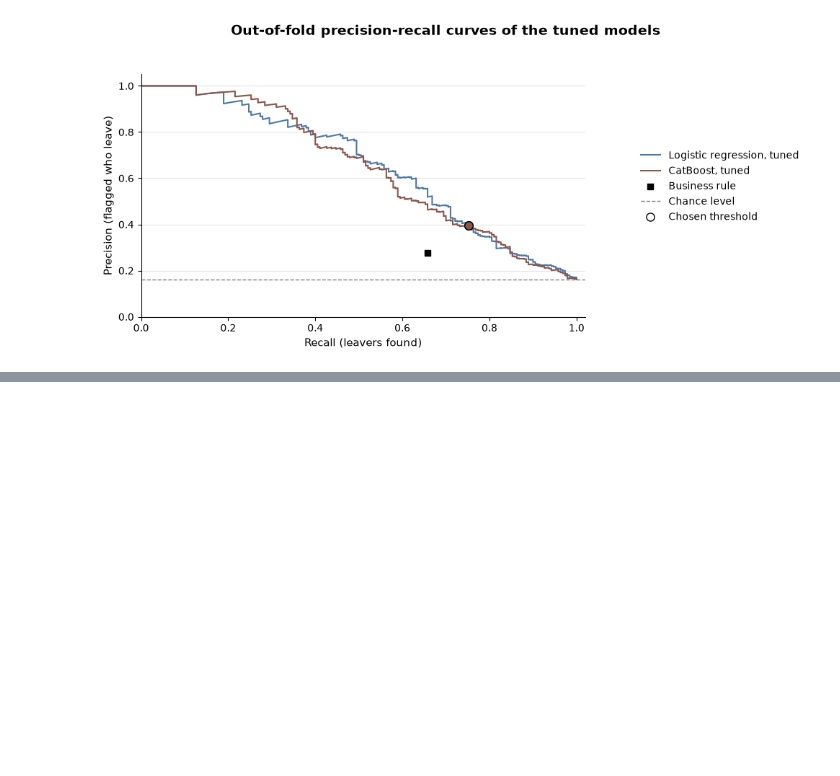
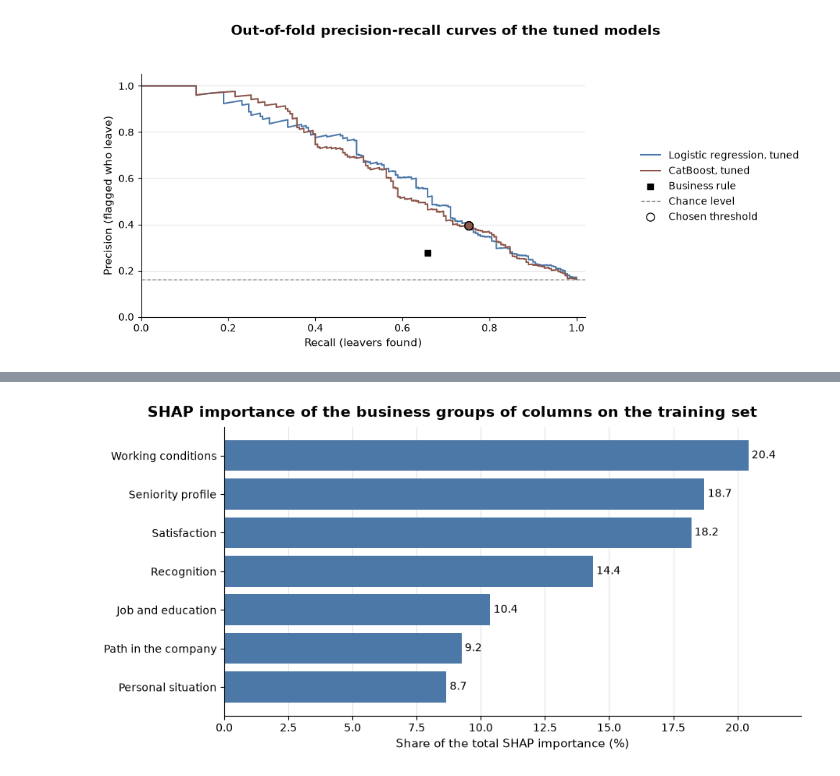
Before and after one commit to dapitch666/oc-p04-hr-attrition-classification, a Jupyter notebook: notebooks/02_modeling.ipynb, the cells around one changed output, grey strips where cells are left out. Cells and saved outputs as stored; diff of their text form; code cells hidden in the pictures; blank space fills up the shorter version.

Commit message:
Add presentation exports and change the group of the income

```diff
--- a/notebooks/02_modeling.ipynb
+++ b/notebooks/02_modeling.ipynb
@@ -1582,0 +1564,10 @@ We freeze the tuned CatBoost and its threshold in FINAL, with the minimum recall
+# %%
+# Export for the presentation only, nothing below reads this file
+export_dir = PROCESSED_DIR.parent / "presentation"
+export_dir.mkdir(exist_ok=True)
+
+precision, recall, _ = precision_recall_curve(
+    y_train, tuned_probabilities["CatBoost, tuned"]
+)
+pr_curve = pd.DataFrame({"recall": recall[::-1], "precision": precision[::-1]})
+pr_curve.round(3).to_csv(export_dir / "pr_curve_catboost.csv", index=False)
@@ -2120,0 +2062,82 @@ display(
+# %%
+COLUMN_GROUPS = {
+    "Seniority profile": [
+        "age",
+        "annees_experience_totale",
+        "years_per_employer",
+        "nombre_experiences_precedentes",
+    ],
+    "Path in the company": [
+        "annees_dans_l_entreprise",
+        "annees_sous_responsable_actuel",
+        "career_share_in_company",
+        "role_share_of_tenure",
+        "promotion_wait_share",
+    ],
+    "Satisfaction": [
+        "satisfaction_employee_environnement",
+        "satisfaction_employee_nature_travail",
+        "satisfaction_employee_equipe",
+        "satisfaction_employee_equilibre_pro_perso",
+        "satisfaction_lows",
+    ],
+    "Working conditions": ["heures_supplementaires", "frequence_deplacement"],
+    "Recognition": [
+        "revenu_mensuel",
+        "augmentation_salaire_precedente",
+        "note_evaluation_precedente",
+        "nombre_participation_pee",
+        "nb_formations_suivies",
+    ],
+    "Job and education": ["poste", "domaine_etude", "niveau_education"],
+    "Personal situation": ["genre", "statut_marital", "distance_domicile_travail"],
+}
+HR_GROUPS = ["Working conditions", "Satisfaction", "Recognition"]
+# The income mostly follows the job title and level, which are HR decisions
+INCOME_COLUMN = "revenu_mensuel"
+INCOME_IN_SENIORITY = {
+    group: [col for col in columns if col != INCOME_COLUMN]
+    for group, columns in COLUMN_GROUPS.items()
+}
+INCOME_IN_SENIORITY["Seniority profile"].append(INCOME_COLUMN)
+
+
+def group_shares(groups):
+    """Return the share of the total SHAP importance of each group of columns, in percent."""
+    group_of = {
+        column: group for group, columns in groups.items() for column in columns
+    }
+    assert len(group_of) == sum(len(columns) for columns in groups.values())
+    assert set(group_of) == set(X_train.columns)
+    group_shap = (
+        pd.DataFrame(shap_values.values, columns=X_encoded.columns)
+        .T.groupby(encoded_to_original.map(group_of))
+        .sum()
+        .T
+    )
+    group_importance = group_shap.abs().mean()
+    return group_importance / group_importance.sum() * 100
+
+
+group_share = group_shares(COLUMN_GROUPS).sort_values()
+sensitivity_share = group_shares(INCOME_IN_SENIORITY)
+print(
+    f"Share of the three HR groups: {group_share[HR_GROUPS].sum():.1f} percent "
+    f"with the income in Recognition, {sensitivity_share[HR_GROUPS].sum():.1f} percent "
+    "with the income in Seniority profile"
+)
+
+fig, ax = plt.subplots(figsize=(9, 4.5), layout="constrained")
+bars = ax.barh(group_share.index, group_share, color=RATE_BAR_COLOR)
+ax.bar_label(bars, fmt="%.1f", padding=3)
+ax.margins(x=0.1)
+ax.set_xlabel("Share of the total SHAP importance (%)")
+ax.grid(axis="x")
+ax.grid(axis="y", visible=False)
+fig.suptitle(
+    "SHAP importance of the business groups of columns on the training set",
+    fontsize=14,
+    fontweight="bold",
+)
+plt.show()
+# %% [output]
@@ -2120,0 +2145 @@ display(
+[figure, added]
```
Also changed, not shown: parts of 66 cells of this notebook.
